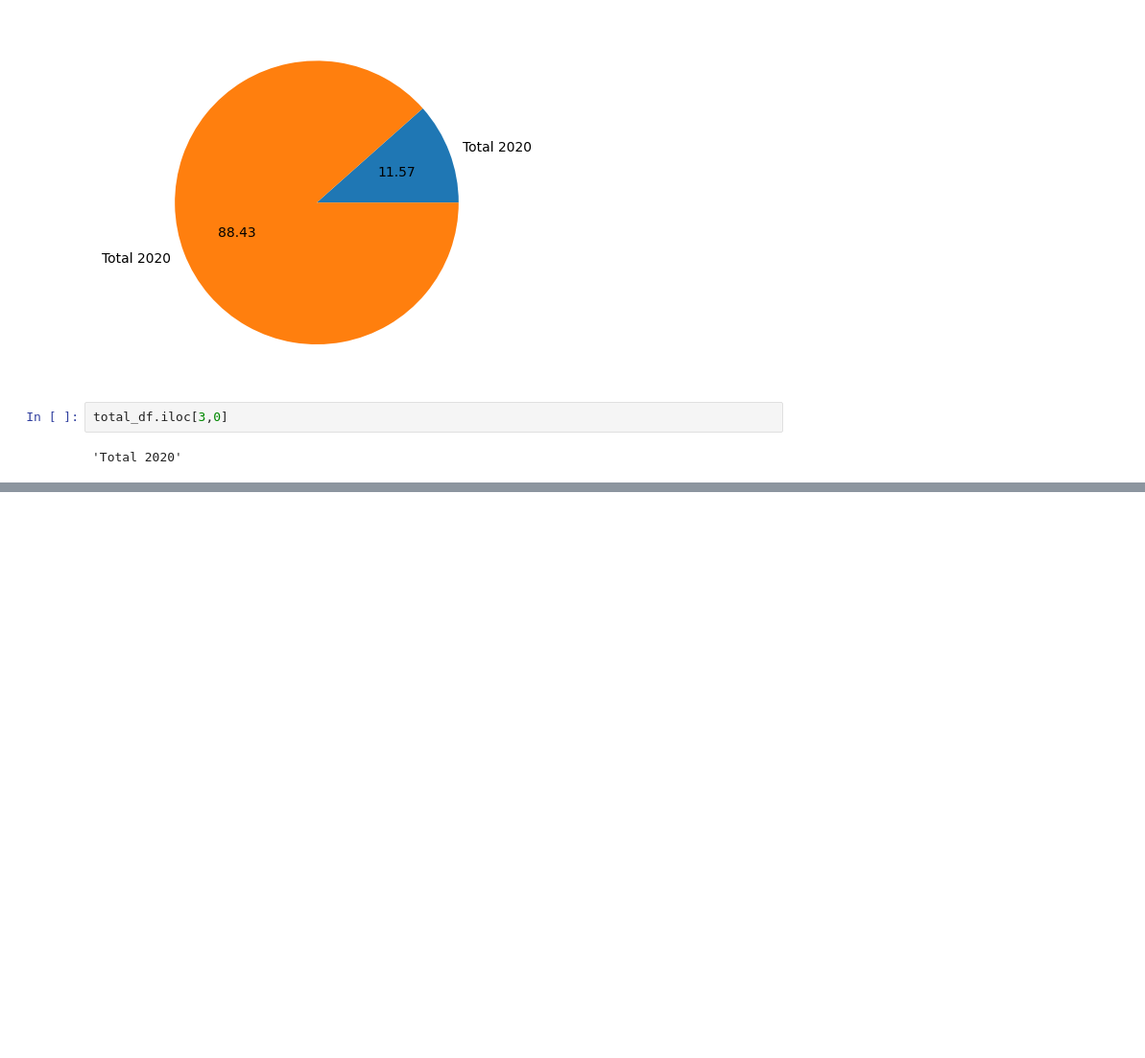
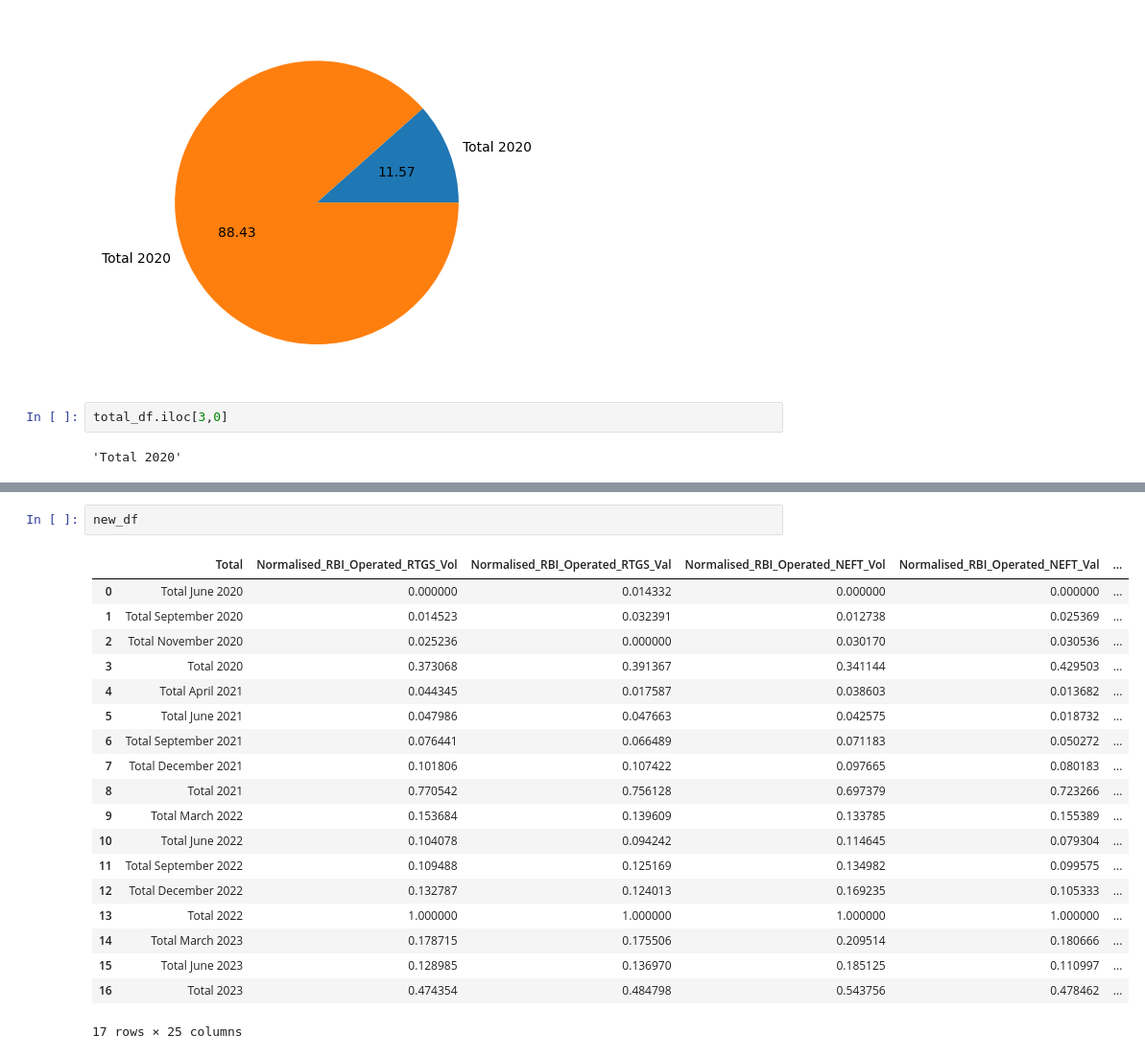
Before and after one commit to kxrxn08/DigitalTransactionAnalysis, a Jupyter notebook: DataCleaning/Quarterly.ipynb, the cells around one changed output, grey strips where cells are left out. Shown: that part at 96% size. Drawn from its saved outputs; the diff is of its cells as text; blank space fills up the shorter version.

```diff
--- a/DataCleaning/Quarterly.ipynb
+++ b/DataCleaning/Quarterly.ipynb
@@ -576,0 +708,22 @@ total_df.iloc[3,0]
+# %%
+new_df
+# %% [output]
+|  | Total | Normalised_RBI_Operated_RTGS_Vol | Normalised_RBI_Operated_RTGS_Val | Normalised_RBI_Operated_NEFT_Vol | Normalised_RBI_Operated_NEFT_Val | ... |
+| 0 | Total June 2020 | 0.000000 | 0.014332 | 0.000000 | 0.000000 | ... |
+| 1 | Total September 2020 | 0.014523 | 0.032391 | 0.012738 | 0.025369 | ... |
+| 2 | Total November 2020 | 0.025236 | 0.000000 | 0.030170 | 0.030536 | ... |
+| 3 | Total 2020 | 0.373068 | 0.391367 | 0.341144 | 0.429503 | ... |
+| 4 | Total April 2021 | 0.044345 | 0.017587 | 0.038603 | 0.013682 | ... |
+| 5 | Total June 2021 | 0.047986 | 0.047663 | 0.042575 | 0.018732 | ... |
+| 6 | Total September 2021 | 0.076441 | 0.066489 | 0.071183 | 0.050272 | ... |
+| 7 | Total December 2021 | 0.101806 | 0.107422 | 0.097665 | 0.080183 | ... |
+| 8 | Total 2021 | 0.770542 | 0.756128 | 0.697379 | 0.723266 | ... |
+| 9 | Total March 2022 | 0.153684 | 0.139609 | 0.133785 | 0.155389 | ... |
+| 10 | Total June 2022 | 0.104078 | 0.094242 | 0.114645 | 0.079304 | ... |
+| 11 | Total September 2022 | 0.109488 | 0.125169 | 0.134982 | 0.099575 | ... |
+| 12 | Total December 2022 | 0.132787 | 0.124013 | 0.169235 | 0.105333 | ... |
+| 13 | Total 2022 | 1.000000 | 1.000000 | 1.000000 | 1.000000 | ... |
+| 14 | Total March 2023 | 0.178715 | 0.175506 | 0.209514 | 0.180666 | ... |
+| 15 | Total June 2023 | 0.128985 | 0.136970 | 0.185125 | 0.110997 | ... |
+| 16 | Total 2023 | 0.474354 | 0.484798 | 0.543756 | 0.478462 | ... |
+17 rows × 25 columns
```
Also changed, not shown: parts of 6 cells of this notebook, 3 other files.
